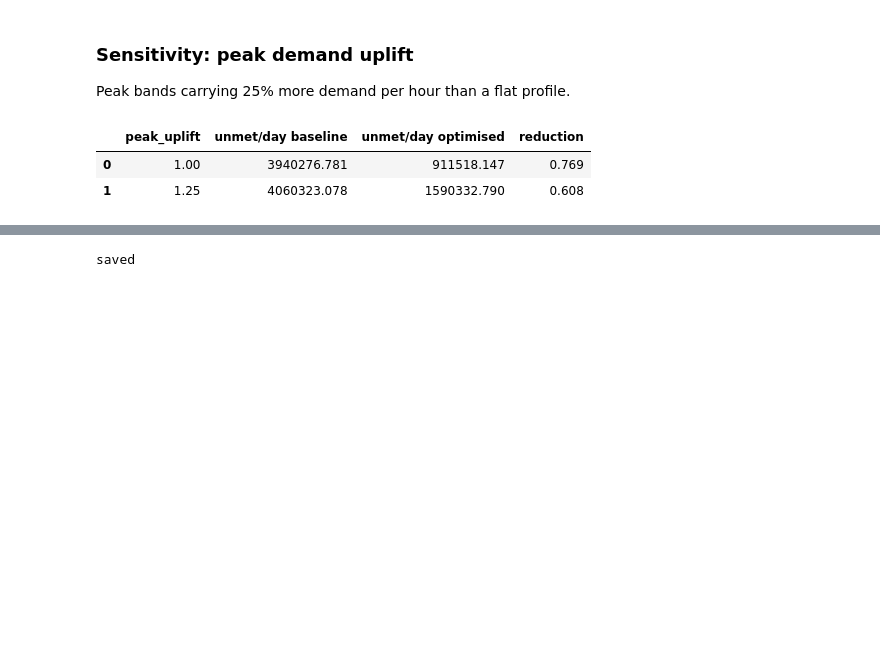
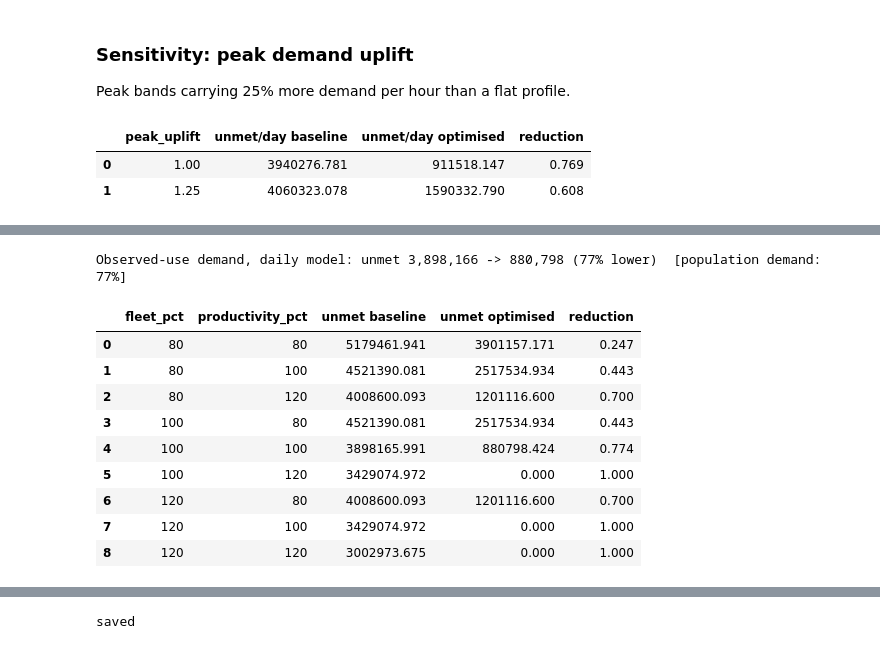
Before and after one commit to firdoushkhilji/bus-demand-gap-analysis-dashboard, a Jupyter notebook: notebooks/03_optimisation.ipynb, the cells around one changed output, grey strips where cells are left out. Cells and saved outputs as stored; diff of their text form; code cells hidden in the pictures; blank space fills up the shorter version.

```diff
--- a/notebooks/03_optimisation.ipynb
+++ b/notebooks/03_optimisation.ipynb
@@ -164,12 +174,13 @@ The same model solved **separately for each time band** (morning 07-10, off-peak
 # %%
 HOURS = {"morning": 3, "off_peak": 6, "evening": 3}
 COL = {"morning": "freq_morning", "off_peak": "freq_off_peak", "evening": "freq_evening"}
-def run_bands(peak_uplift=1.0):
+def run_bands(peak_uplift=1.0, d=None):
+    d = df if d is None else d
     w = {"morning": peak_uplift, "evening": peak_uplift, "off_peak": 2 - peak_uplift}
     wide = {}; rows = []
     for b, h in HOURS.items():
         parts = []
-        for r, g in df.groupby("region"):
+        for r, g in d.groupby("region"):
             P = REGIONS[r]; fleet = P["fleet"]; cap = P["pax_per_bus_day"] / 12
             x0 = fleet * g[COL[b]].values / g[COL[b]].sum()
             dem = g["demand"].values / 12 * w[b]
@@ -227,0 +293,31 @@ band_sens = pd.DataFrame(rows); band_sens.round(3)
+# %%
+d_obs = df.assign(demand=df["demand_obs"])
+daily_obs = run_daily(d_obs)
+bands_obs, bsum_obs = run_bands(1.0, d_obs)
+t0, t1 = daily_obs.unmet0.sum(), daily_obs.unmet_opt.sum()
+print(f"Observed-use demand, daily model: unmet {t0:,.0f} -> {t1:,.0f} ({1 - t1 / t0:.0%} lower)  [population demand: {1 - daily.unmet_opt.sum() / daily.unmet0.sum():.0%}]")
+rows = []
+for fm in [0.8, 1.0, 1.2]:
+    for pm in [0.8, 1.0, 1.2]:
+        r_ = run_daily(d_obs, fm, pm)
+        rows.append({"fleet_pct": int(fm * 100), "productivity_pct": int(pm * 100), "unmet baseline": r_.unmet0.sum(),
+                     "unmet optimised": r_.unmet_opt.sum(), "reduction": 1 - r_.unmet_opt.sum() / r_.unmet0.sum()})
+sens_obs = pd.DataFrame(rows)
+rows = []
+for p in [1.0, 1.25]:
+    _, s_ = run_bands(p, d_obs); t = s_[["unmet/day baseline", "unmet/day optimised"]].sum()
+    rows.append({"peak_uplift": p, "unmet/day baseline": t.iloc[0], "unmet/day optimised": t.iloc[1], "reduction": 1 - t.iloc[1] / t.iloc[0]})
+band_sens_obs = pd.DataFrame(rows)
+sens_obs.round(3)
+# %% [output]
+Observed-use demand, daily model: unmet 3,898,166 -> 880,798 (77% lower)  [population demand: 77%]
+|  | fleet_pct | productivity_pct | unmet baseline | unmet optimised | reduction |
+| 0 | 80 | 80 | 5179461.941 | 3901157.171 | 0.247 |
+| 1 | 80 | 100 | 4521390.081 | 2517534.934 | 0.443 |
+| 2 | 80 | 120 | 4008600.093 | 1201116.600 | 0.700 |
+| 3 | 100 | 80 | 4521390.081 | 2517534.934 | 0.443 |
+| 4 | 100 | 100 | 3898165.991 | 880798.424 | 0.774 |
+| 5 | 100 | 120 | 3429074.972 | 0.000 | 1.000 |
+| 6 | 120 | 80 | 4008600.093 | 1201116.600 | 0.700 |
+| 7 | 120 | 100 | 3429074.972 | 0.000 | 1.000 |
+| 8 | 120 | 120 | 3002973.675 | 0.000 | 1.000 |
```
Also changed, not shown: parts of 10 cells of this notebook, 28 other files.
